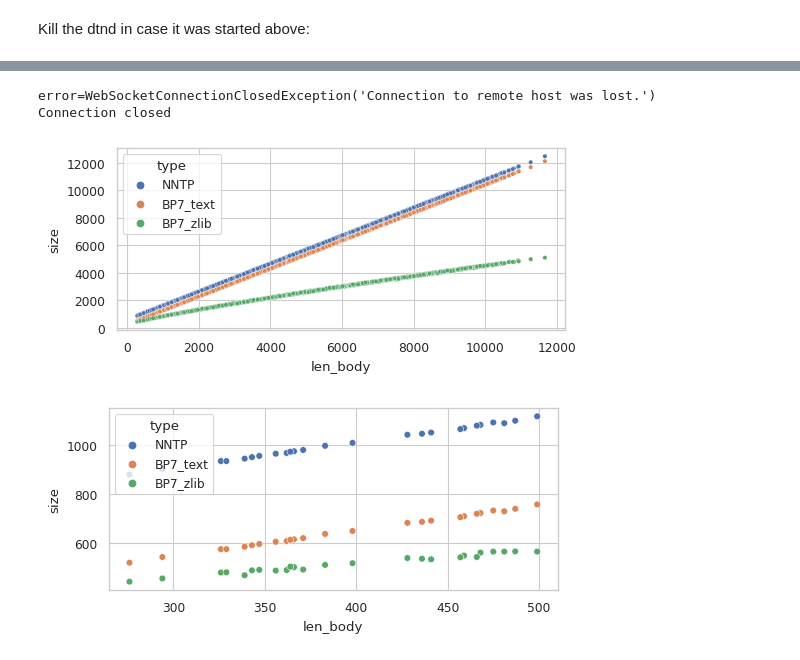
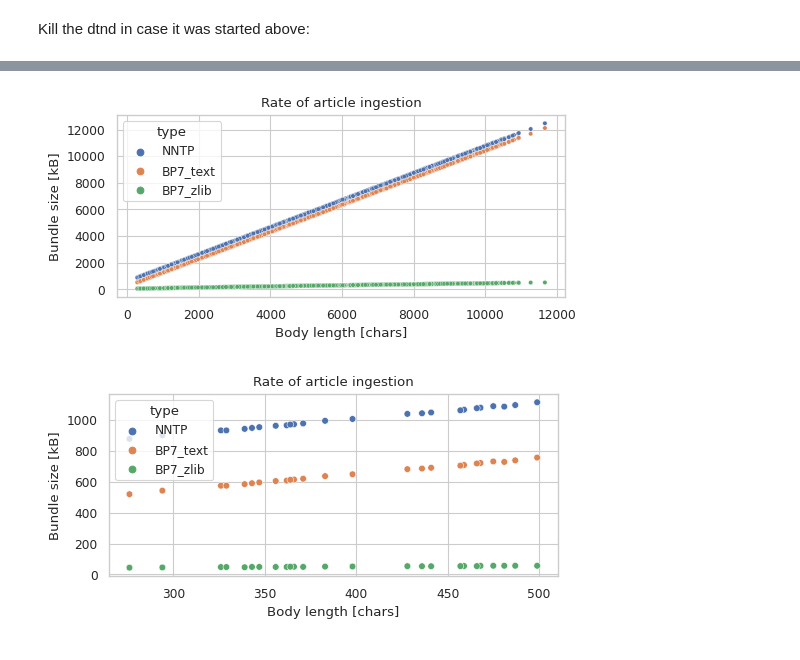
Before and after one commit to teschmitt/monntpy-lab, a Jupyter notebook: EvalEncodingSize.ipynb, the cells around one changed output, grey strips where cells are left out. Cells and saved outputs as stored; diff of their text form; code cells hidden in the pictures.

```diff
--- a/EvalEncodingSize.ipynb
+++ b/EvalEncodingSize.ipynb
@@ -124,7 +124,7 @@ Content-Transfer-Encoding: 7bit
         # send payload zlib compressed
         dtn_payload["body"] = zlib.compress(body.encode("utf-8"))
         c.send_data(**dtn_args, data=cbor2.dumps(dtn_payload))
-        stats.append({"type": "BP7_zlib", "size": len(get_latest_bundle()), "num_par": num_paragraphs, "len_body": len_body})
+        stats.append({"type": "BP7_zlib", "size": len(get_latest_bundle()) / 10, "num_par": num_paragraphs, "len_body": len_body})
 
 
 df = pd.DataFrame(stats)
@@ -135,10 +138,14 @@ dtnd.kill()
 # %%
 g_all = sns.scatterplot(data=df, x="len_body", y="size", hue="type", s=10)
+_ = g_all.set(xlabel='Body length [chars]', ylabel='Bundle size [kB]', title="Rate of article ingestion")
+
+# plt.savefig('ch6_encoding_all.pdf')
 # %% [output]
-error=WebSocketConnectionClosedException('Connection to remote host was lost.')
-Connection closed
-[figure, old version]
+[figure, new version]
 # %%
 g_small = sns.scatterplot(data=df[df["len_body"] < 500], x="len_body", y="size", hue="type")
+_ = g_small.set(xlabel='Body length [chars]', ylabel='Bundle size [kB]', title="Rate of article ingestion")
+
+# plt.savefig("ch6_encoding_small.pdf")
 # %% [output]
-[figure, old version]
+[figure, new version]
```
Also changed, not shown: parts of 1 cell of this notebook, 25 other files.
